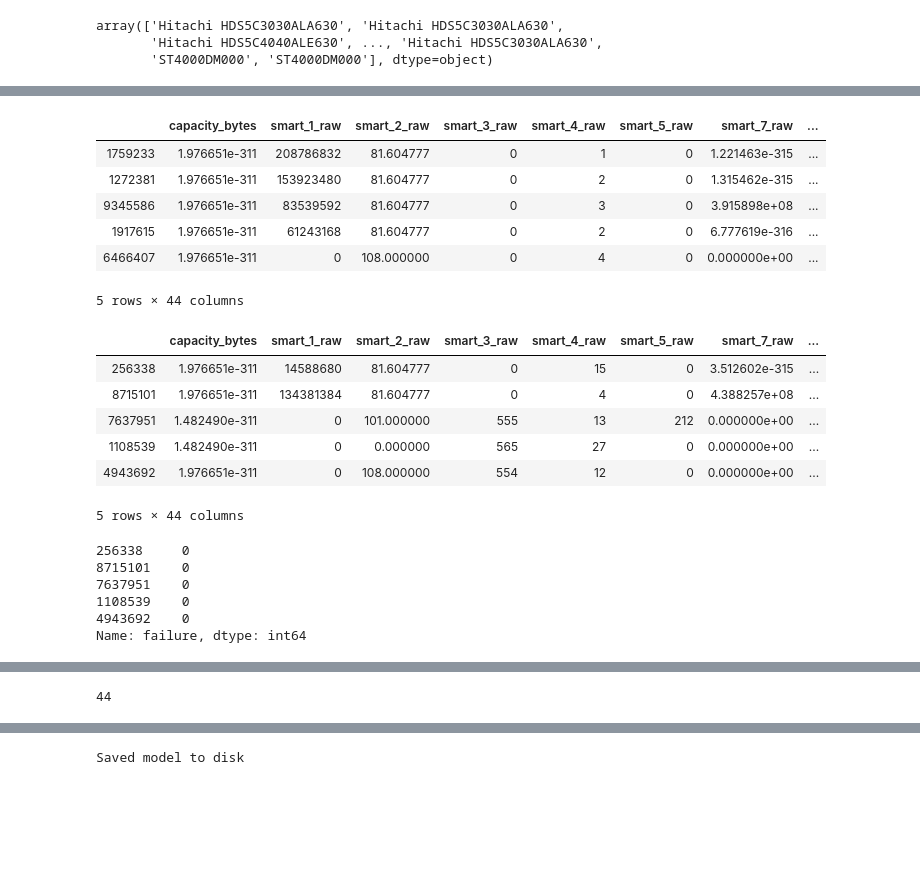
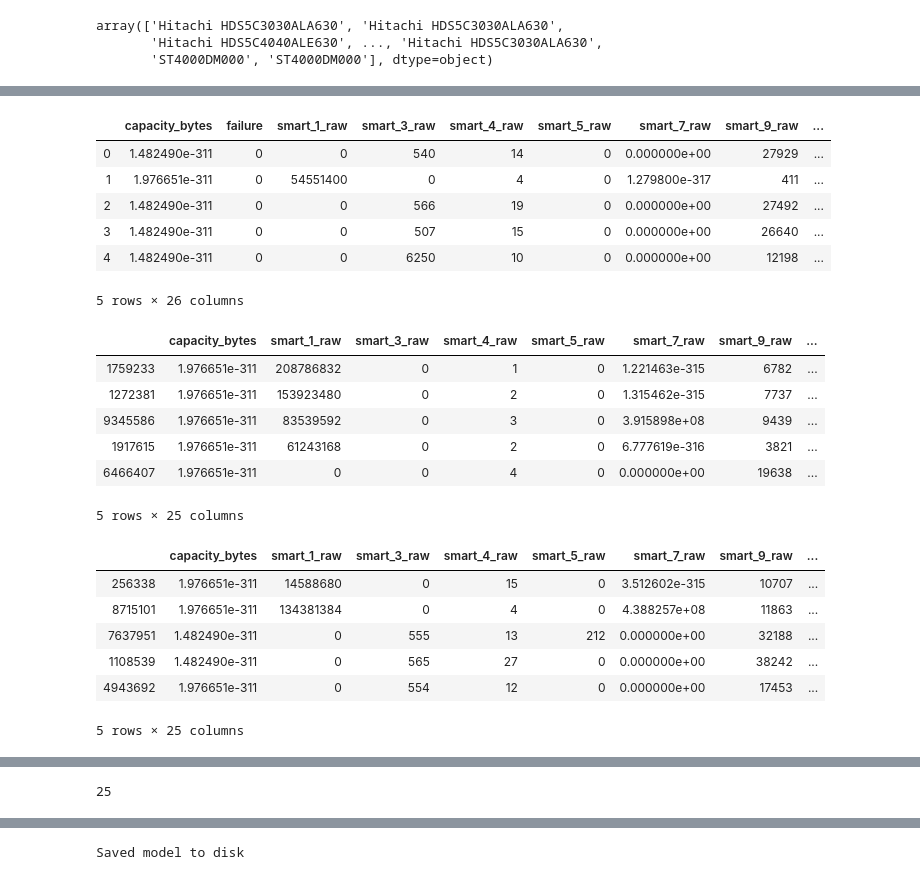
Before and after one commit to djzenma/Dell, a Jupyter notebook: anomaly_detection.ipynb, the cells around one changed output, grey strips where cells are left out. Saved outputs shown, nothing was run; the diff lists cells and outputs as text; code cells hidden in the pictures; blank space fills up the shorter version.

```diff
--- a/anomaly_detection.ipynb
+++ b/anomaly_detection.ipynb
@@ -101,0 +65,13 @@ df_norm.shape
+# %%
+# Plot Column Counts
+df_norm.count()[2:].plot(kind='bar', figsize=(20,20))
+
+# Drop All columns with count less than 5M
+df_norm.drop(['smart_2_raw', 'smart_8_raw', 'smart_11_raw', 'smart_13_raw',
+              'smart_22_raw','smart_195_raw','smart_196_raw', 'smart_200_raw',
+             'smart_201_raw','smart_220_raw','smart_222_raw', 'smart_223_raw',
+              'smart_224_raw','smart_225_raw','smart_226_raw','smart_250_raw',
+              'smart_251_raw','smart_252_raw','smart_254_raw'], axis=1, inplace=True)
+
+# Plot New Column Counts
+df_norm.count()[2:].plot(kind='bar', figsize=(20,20))
@@ -102,51 +101,58 @@ df_norm.shape
 # %%
+# Replace NaNs with mean
+df_norm.fillna(df_norm.mean(), inplace=True)
+
+display(df_norm.head())
+df_norm.shape
+
 # Split
 train_x, test_x = train_test_split(df_norm, test_size=TEST_PCT, random_state=RANDOM_SEED)
 
 # Transform to DF
 trainDf = pd.DataFrame(train_x)
 trainDf.columns = df_norm.columns
 
 testDf = pd.DataFrame(test_x)
 testDf.columns = df_norm.columns
 
 # Training Data
-train_x = trainDf[trainDf.failure == 0] # Healthy drives
-train_x = trainDf.drop(['failure'], axis=1) # drop the Failure column
+train_x = trainDf[trainDf.days_before_failure >= 200] # Healthy drives
+train_x = trainDf.drop(['failure', 'days_before_failure'], axis=1) # drop the Failure, days_before_failure column
 
 # Testing Data
 test_y = testDf['failure']
 test_x = testDf.drop(['failure'], axis=1) #drop the failure column
 
 display(train_x.head())
 display(test_x.head())
 display(test_y.head())
 
 # Scale and Standardize & Transform DF to ndarray
 train_x = StandardScaler().fit_transform(train_x)
 test_x = StandardScaler().fit_transform(test_x)
 test_y = test_y.values
 
 print(train_x)
 print(test_x)
 # %% [output]
-|  | capacity_bytes | smart_1_raw | smart_2_raw | smart_3_raw | smart_4_raw | smart_5_raw | smart_7_raw | ... |
-| 1759233 | 1.976651e-311 | 208786832 | 81.604777 | 0 | 1 | 0 | 1.221463e-315 | ... |
-| 1272381 | 1.976651e-311 | 153923480 | 81.604777 | 0 | 2 | 0 | 1.315462e-315 | ... |
-| 9345586 | 1.976651e-311 | 83539592 | 81.604777 | 0 | 3 | 0 | 3.915898e+08 | ... |
-| 1917615 | 1.976651e-311 | 61243168 | 81.604777 | 0 | 2 | 0 | 6.777619e-316 | ... |
-| 6466407 | 1.976651e-311 | 0 | 108.000000 | 0 | 4 | 0 | 0.000000e+00 | ... |
+|  | capacity_bytes | failure | smart_1_raw | smart_3_raw | smart_4_raw | smart_5_raw | smart_7_raw | smart_9_raw | ... |
+| 0 | 1.482490e-311 | 0 | 0 | 540 | 14 | 0 | 0.000000e+00 | 27929 | ... |
+| 1 | 1.976651e-311 | 0 | 54551400 | 0 | 4 | 0 | 1.279800e-317 | 411 | ... |
+| 2 | 1.482490e-311 | 0 | 0 | 566 | 19 | 0 | 0.000000e+00 | 27492 | ... |
+| 3 | 1.482490e-311 | 0 | 0 | 507 | 15 | 0 | 0.000000e+00 | 26640 | ... |
+| 4 | 1.482490e-311 | 0 | 0 | 6250 | 10 | 0 | 0.000000e+00 | 12198 | ... |
-5 rows × 44 columns
+5 rows × 26 columns
-|  | capacity_bytes | smart_1_raw | smart_2_raw | smart_3_raw | smart_4_raw | smart_5_raw | smart_7_raw | ... |
-| 256338 | 1.976651e-311 | 14588680 | 81.604777 | 0 | 15 | 0 | 3.512602e-315 | ... |
-| 8715101 | 1.976651e-311 | 134381384 | 81.604777 | 0 | 4 | 0 | 4.388257e+08 | ... |
-| 7637951 | 1.482490e-311 | 0 | 101.000000 | 555 | 13 | 212 | 0.000000e+00 | ... |
-| 1108539 | 1.482490e-311 | 0 | 0.000000 | 565 | 27 | 0 | 0.000000e+00 | ... |
-| 4943692 | 1.976651e-311 | 0 | 108.000000 | 554 | 12 | 0 | 0.000000e+00 | ... |
+|  | capacity_bytes | smart_1_raw | smart_3_raw | smart_4_raw | smart_5_raw | smart_7_raw | smart_9_raw | ... |
+| 1759233 | 1.976651e-311 | 208786832 | 0 | 1 | 0 | 1.221463e-315 | 6782 | ... |
+| 1272381 | 1.976651e-311 | 153923480 | 0 | 2 | 0 | 1.315462e-315 | 7737 | ... |
+| 9345586 | 1.976651e-311 | 83539592 | 0 | 3 | 0 | 3.915898e+08 | 9439 | ... |
+| 1917615 | 1.976651e-311 | 61243168 | 0 | 2 | 0 | 6.777619e-316 | 3821 | ... |
+| 6466407 | 1.976651e-311 | 0 | 0 | 4 | 0 | 0.000000e+00 | 19638 | ... |
-5 rows × 44 columns
+5 rows × 25 columns
+|  | capacity_bytes | smart_1_raw | smart_3_raw | smart_4_raw | smart_5_raw | smart_7_raw | smart_9_raw | ... |
+| 256338 | 1.976651e-311 | 14588680 | 0 | 15 | 0 | 3.512602e-315 | 10707 | ... |
+| 8715101 | 1.976651e-311 | 134381384 | 0 | 4 | 0 | 4.388257e+08 | 11863 | ... |
+| 7637951 | 1.482490e-311 | 0 | 555 | 13 | 212 | 0.000000e+00 | 32188 | ... |
+| 1108539 | 1.482490e-311 | 0 | 565 | 27 | 0 | 0.000000e+00 | 38242 | ... |
+| 4943692 | 1.976651e-311 | 0 | 554 | 12 | 0 | 0.000000e+00 | 17453 | ... |
-256338     0
-8715101    0
-7637951    0
-1108539    0
-4943692    0
-Name: failure, dtype: int64
+5 rows × 25 columns
@@ -170,7 +182,7 @@ Name: failure, dtype: int64
 # %%
 train_x.shape[1]
 # %% [output]
-44
+25
 # %%
 # AutoEncoder
 
```
Also changed, not shown: parts of 20 cells of this notebook, 3 other files.
